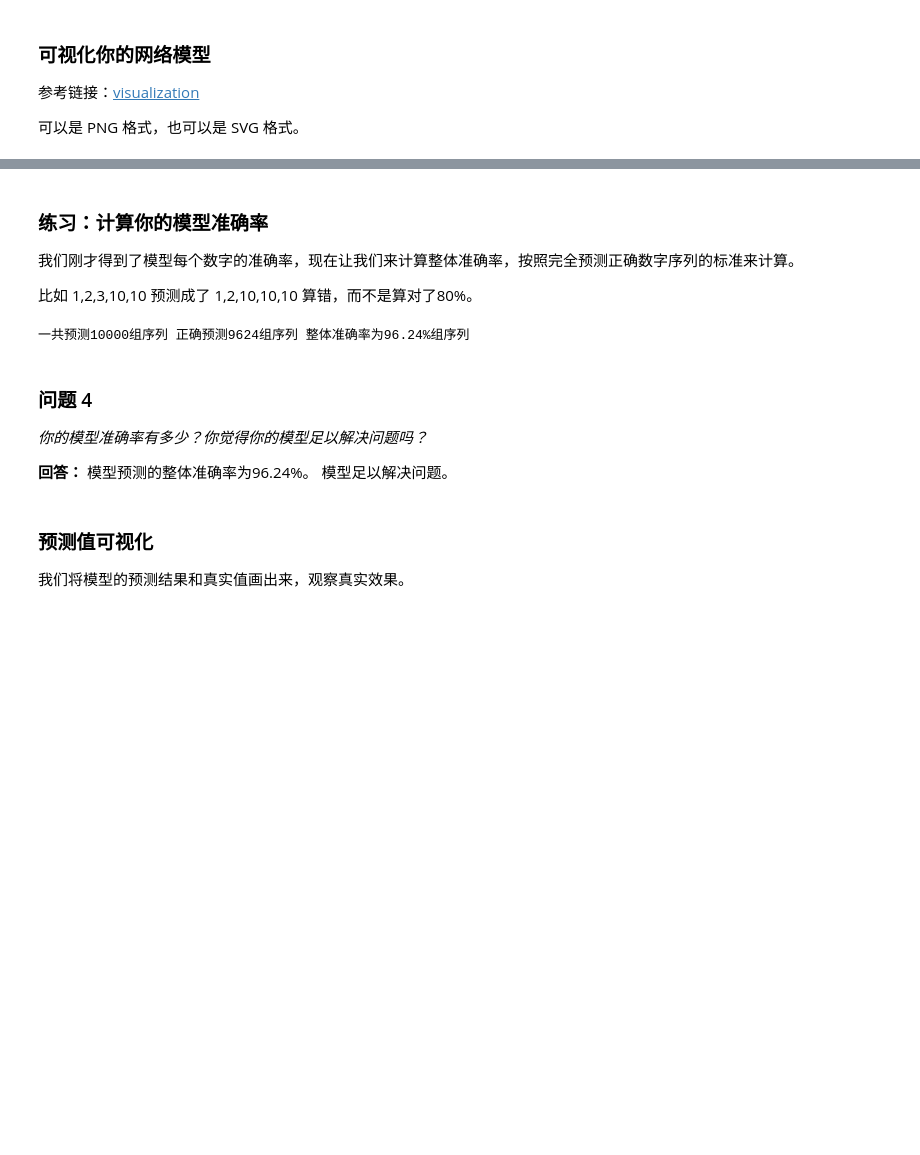
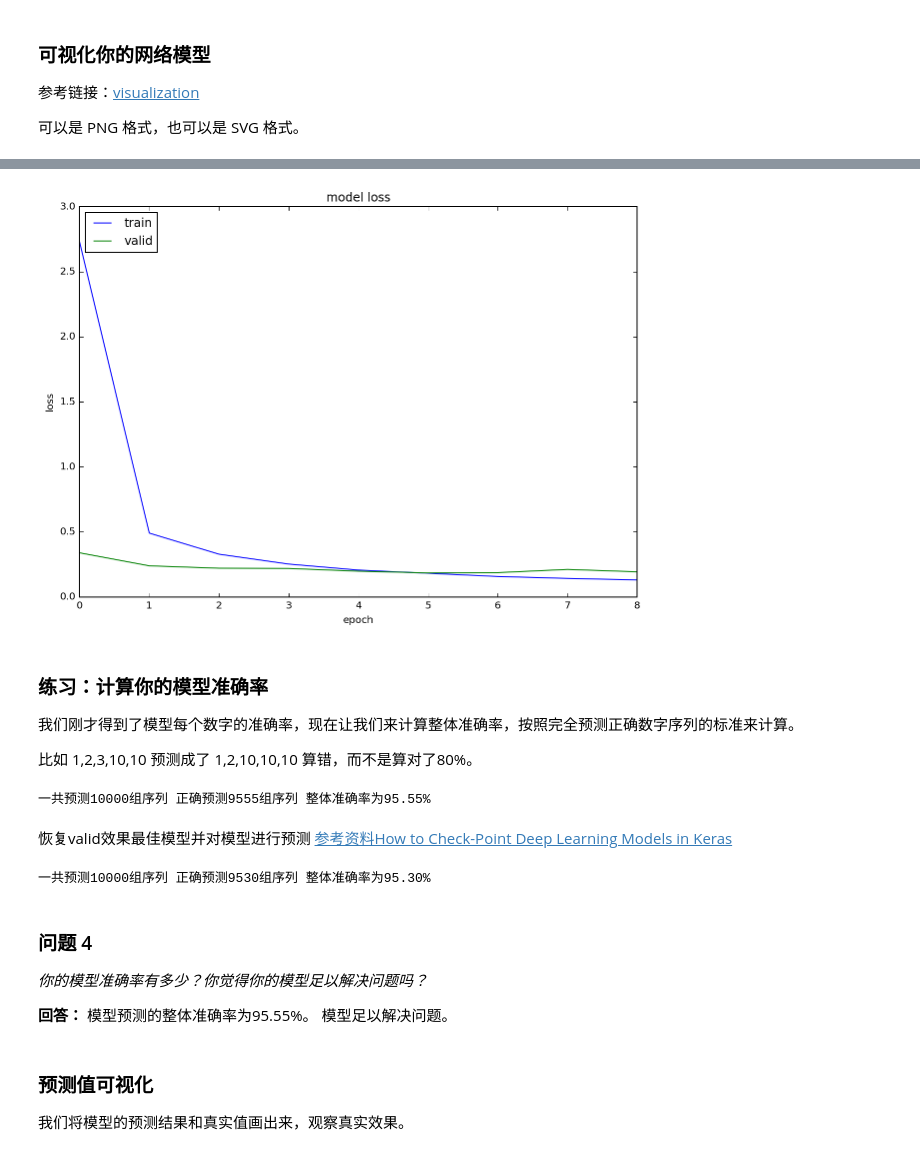
Before and after one commit to apmfifty/digit_recognition, a Jupyter notebook: digit_recognition.ipynb, the cells around one changed output, grey strips where cells are left out. Cells and saved outputs as stored; diff of their text form; code cells hidden in the pictures; blank space fills up the shorter version.

Commit message:
digit_recoginition:2nd commit

```diff
--- a/digit_recognition.ipynb
+++ b/digit_recognition.ipynb
@@ -361,0 +342,16 @@ Epoch 10/10
+# %%
+# TODO: 训练你的模型
+from keras.callbacks import  EarlyStopping,ModelCheckpoint
+model_1=create_digit_recognition_model()
+filepath="weights-improvement-{epoch:02d}-{val_loss:.2f}.hdf5"
+callbacks = [
+    EarlyStopping(monitor='val_loss', patience=2, verbose=0),
+    ModelCheckpoint(filepath, monitor='val_loss', save_best_only=False, verbose=0)]
+
+history=model_1.fit(
+    X_train,
+    y_train,
+    validation_data=(X_valid,y_valid),
+
+    epochs=50, batch_size=128,callbacks=callbacks
+    )
@@ -362,3 +378,15 @@ Epoch 10/10
+# %%
+# summarize history for loss
+plt.figure(figsize=(10,7))
+plt.plot(history.history['loss'])
+plt.plot(history.history['val_loss'])
+plt.title('model loss')
+plt.ylabel('loss')
+plt.xlabel('epoch')
+plt.legend(['train', 'valid'], loc='upper left')
+plt.show()
+# %% [output]
+[figure, added]
 # %% [markdown]
 ### 练习：计算你的模型准确率
 
@@ -373,26 +401,43 @@ def evaluate(model,x=X_test,y=y_test):
 
     y_pred=model.predict(x)
 
-    # 2. 得到正确预算数量num_right
-    result=np.ones(num_test)
-    for i in range(n_len):
-        result=np.logical_and(
-            np.equal(np.argmax(y_pred[i],axis=1),np.argmax(y[i],axis=1)),result)
-    num_right=np.sum(result)
+
+    t1=np.argmax(np.array(y_pred),axis=-1)
+    t2=np.argmax(np.array(y_test),axis=-1)
+    num_right=np.sum(np.all(t1==t2,axis=0))
+    correct_rate=np.mean(np.all(t1==t2,axis=0))
+
+#     # 2. 得到正确预算数量num_right
+#     result=np.ones(num_test)
+#     for i in range(n_len):
+#         result=np.logical_and(
+#             np.equal(np.argmax(y_pred[i],axis=1),np.argmax(y[i],axis=1)),result)
+#     num_right=np.sum(result)
     # 3. 输出结果
-    print '一共预测{:.0f}组序列'.format(num_test),'正确预测{:.0f}组序列'.format(num_right),'整体准确率为{:.2f}%组序列'.format(100.0*num_right/num_test)
+    print '一共预测{:.0f}组序列'.format(num_test),'正确预测{:.0f}组序列'.format(num_right),'整体准确率为{:.2f}%'.format(100.0*correct_rate)
 
 
 evaluate(model_1)
 # %% [output]
-一共预测10000组序列 正确预测9624组序列 整体准确率为96.24%组序列
+一共预测10000组序列 正确预测9555组序列 整体准确率为95.55%
+# %% [markdown]
+恢复valid效果最佳模型并对模型进行预测 [参考资料How to Check-Point Deep Learning Models in Keras](http://machinelearningmastery.com/check-point-deep-learning-models-keras/)
+# %%
+val_loss=history.history['val_loss']
+
+best_model_path="weights-improvement-{:02d}-{:.2f}.hdf5".format(np.argmin(val_loss),np.min(val_loss))
+best_model=create_digit_recognition_model()
+best_model.load_weights(best_model_path)
+evaluate(best_model)
+# %% [output]
+一共预测10000组序列 正确预测9530组序列 整体准确率为95.30%
 # %% [markdown]
 ### 问题 4
 
 _你的模型准确率有多少？你觉得你的模型足以解决问题吗？_
 
 **回答：**
-模型预测的整体准确率为96.24%。 模型足以解决问题。
+模型预测的整体准确率为95.55%。 模型足以解决问题。
 # %% [markdown]
 ### 预测值可视化
 
```
Also changed, not shown: parts of 14 cells of this notebook, 3 other files.
